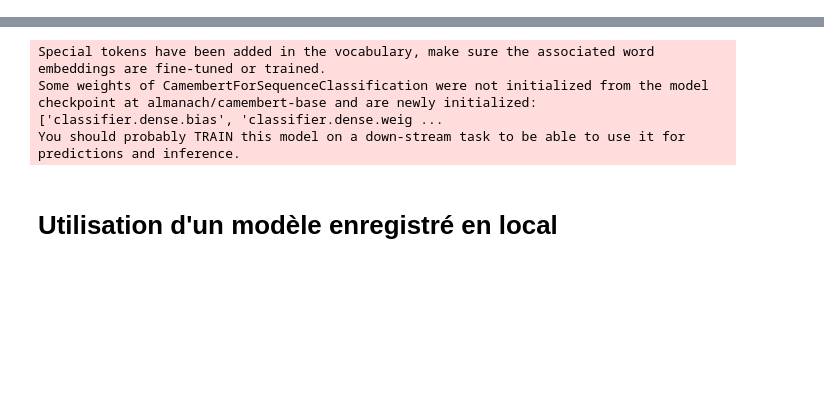
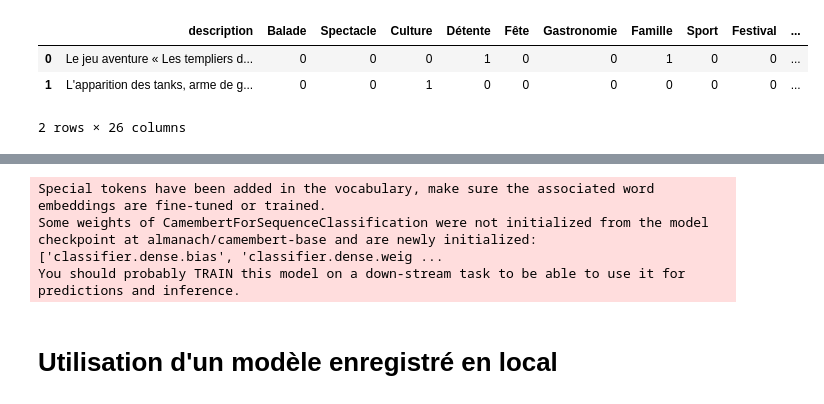
Before and after one commit to maxwarch/fine-tune-classification, a Jupyter notebook: max/torch.ipynb, the cells around one changed output, grey strips where cells are left out. Drawn from its saved outputs; the diff is of its cells as text; code cells hidden in the pictures; blank space fills up the shorter version.

Commit message:
With data christian

```diff
--- a/max/torch.ipynb
+++ b/max/torch.ipynb
@@ -4,7 +5,19 @@ from labels import LABELS
 # %%
 data = "/teamspace/studios/this_studio/max/dataset_resume.csv"
 data = "./dataset_resume.csv"
-df = pd.read_csv(data, usecols=LABELS + ['description', 'resume'])
+#data = "./dataset_christian.csv"
+
+try:
+    df = pd.read_csv(data, usecols=LABELS + ['description', 'resume'])
+except Exception as e:
+    df = EventDataset(data_path=data).df
+
+df.head(2)
+# %% [output]
+|  | description | Balade | Spectacle | Culture | Détente | Fête | Gastronomie | Famille | Sport | Festival | ... |
+| 0 | Le jeu aventure « Les templiers d... | 0 | 0 | 0 | 1 | 0 | 0 | 1 | 0 | 0 | ... |
+| 1 | L'apparition des tanks, arme de g... | 0 | 0 | 1 | 0 | 0 | 0 | 0 | 0 | 0 | ... |
+2 rows × 26 columns
 # %%
 import numpy as np
 
```
Also changed, not shown: parts of 6 cells of this notebook, 5 other files.
